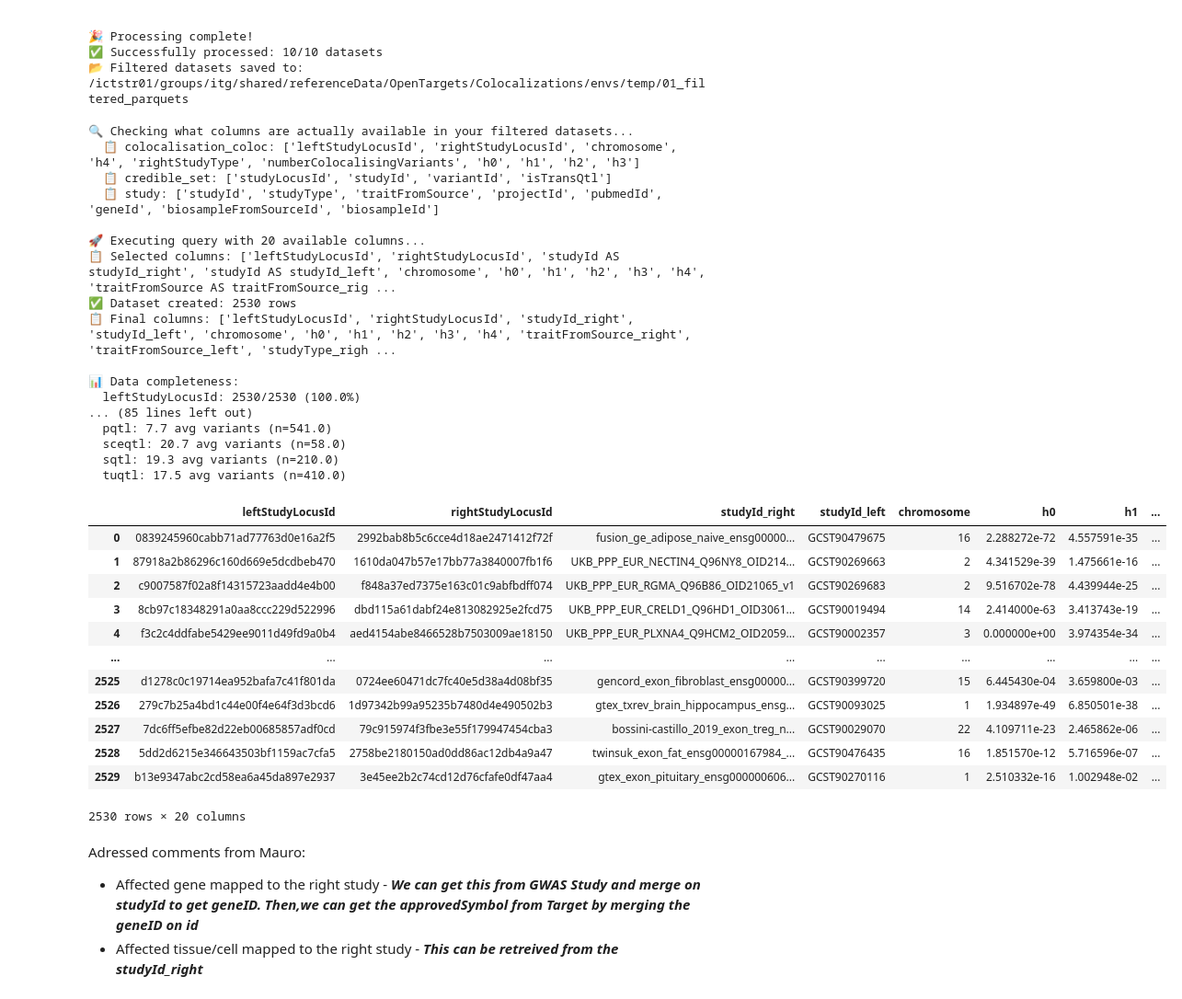
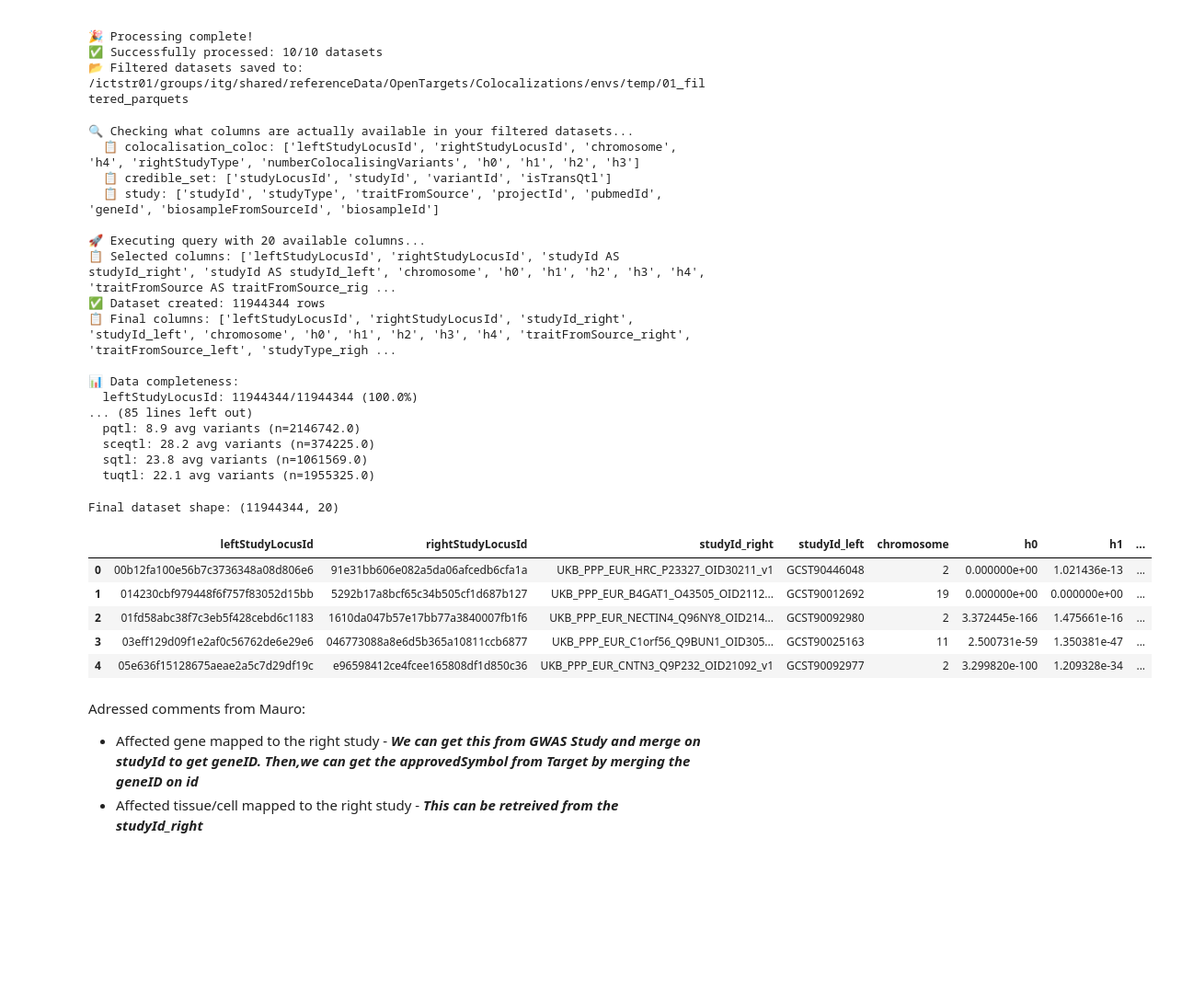
Before and after one commit to Vlasovets/opentargets-metadata, a Jupyter notebook: opentargets_coloc_analysis.ipynb, the cells around one changed output. Shown at 92% size. Drawn from its saved outputs; the diff is of its cells as text; code cells hidden in the pictures; blank space fills up the shorter version.

```diff
--- a/opentargets_coloc_analysis.ipynb
+++ b/opentargets_coloc_analysis.ipynb
@@ -375,8 +375,7 @@ def analyze_gwas_colocalizations_with_available_columns(output_path: str) -> pd.
     FROM (
     -- Step 1: Filter high-confidence colocalizations from main dataset
     SELECT * FROM read_parquet('{output_path}/colocalisation_coloc.parquet')
-    WHERE h4 > 0.8                                     -- Only include strong colocalization evidence (>80% probability)
-    USING SAMPLE 10000 ROWS                            -- Random sample to prevent memory issues with large datasets
+    WHERE h4 > 0.5                                     -- Only include strong colocalization evidence (>50% probability)
     ) coloc
     -- Step 2: Join with credible sets to get variant-level information
     LEFT JOIN read_parquet('{output_path}/credible_set.parquet') credible
@@ -674,9 +673,8 @@ def analyze_gwas_colocalizations_with_available_columns_doubleJoin(output_path:
         {select_clause}
     FROM (
         SELECT * FROM read_parquet('{output_path}/colocalisation_coloc.parquet')
-        WHERE h4 > 0.8
+        WHERE h4 > 0.5
             AND rightStudyType <> 'gwas'                     -- 🚫 Exclude GWAS on right side (pre-filter!)
-        USING SAMPLE 10000 ROWS
     ) coloc
     -- Right-side join
     LEFT JOIN read_parquet('{output_path}/credible_set.parquet') credible_right
@@ -1069,32 +1067,27 @@ df_final_available_doubleJoin = analyze_gwas_colocalizations_with_available_colu
 
 🚀 Executing query with 20 available columns...
 📋 Selected columns: ['leftStudyLocusId', 'rightStudyLocusId', 'studyId AS studyId_right', 'studyId AS studyId_left', 'chromosome', 'h0', 'h1', 'h2', 'h3', 'h4', 'traitFromSource AS traitFromSource_rig ...
-✅ Dataset created: 2530 rows
+✅ Dataset created: 11944344 rows
 📋 Final columns: ['leftStudyLocusId', 'rightStudyLocusId', 'studyId_right', 'studyId_left', 'chromosome', 'h0', 'h1', 'h2', 'h3', 'h4', 'traitFromSource_right', 'traitFromSource_left', 'studyType_righ ...
 
 📊 Data completeness:
-  leftStudyLocusId: 2530/2530 (100.0%)
+  leftStudyLocusId: 11944344/11944344 (100.0%)
 ... (85 lines left out)
-  pqtl: 7.7 avg variants (n=541.0)
-  sceqtl: 20.7 avg variants (n=58.0)
-  sqtl: 19.3 avg variants (n=210.0)
-  tuqtl: 17.5 avg variants (n=410.0)
+  pqtl: 8.9 avg variants (n=2146742.0)
+  sceqtl: 28.2 avg variants (n=374225.0)
+  sqtl: 23.8 avg variants (n=1061569.0)
+  tuqtl: 22.1 avg variants (n=1955325.0)
 # %%
-df_final_available_doubleJoin
+print("Final dataset shape:", df_final_available_doubleJoin.shape)
+df_final_available_doubleJoin.head()
 # %% [output]
+Final dataset shape: (11944344, 20)
 |  | leftStudyLocusId | rightStudyLocusId | studyId_right | studyId_left | chromosome | h0 | h1 | ... |
-| 0 | 0839245960cabb71ad77763d0e16a2f5 | 2992bab8b5c6cce4d18ae2471412f72f | fusion_ge_adipose_naive_ensg00000... | GCST90479675 | 16 | 2.288272e-72 | 4.557591e-35 | ... |
-| 1 | 87918a2b86296c160d669e5dcdbeb470 | 1610da047b57e17bb77a3840007fb1f6 | UKB_PPP_EUR_NECTIN4_Q96NY8_OID214... | GCST90269663 | 2 | 4.341529e-39 | 1.475661e-16 | ... |
-| 2 | c9007587f02a8f14315723aadd4e4b00 | f848a37ed7375e163c01c9abfbdff074 | UKB_PPP_EUR_RGMA_Q96B86_OID21065_v1 | GCST90269683 | 2 | 9.516702e-78 | 4.439944e-25 | ... |
-| 3 | 8cb97c18348291a0aa8ccc229d522996 | dbd115a61dabf24e813082925e2fcd75 | UKB_PPP_EUR_CRELD1_Q96HD1_OID3061... | GCST90019494 | 14 | 2.414000e-63 | 3.413743e-19 | ... |
-| 4 | f3c2c4ddfabe5429ee9011d49fd9a0b4 | aed4154abe8466528b7503009ae18150 | UKB_PPP_EUR_PLXNA4_Q9HCM2_OID2059... | GCST90002357 | 3 | 0.000000e+00 | 3.974354e-34 | ... |
-| ... | ... | ... | ... | ... | ... | ... | ... | ... |
-| 2525 | d1278c0c19714ea952bafa7c41f801da | 0724ee60471dc7fc40e5d38a4d08bf35 | gencord_exon_fibroblast_ensg00000... | GCST90399720 | 15 | 6.445430e-04 | 3.659800e-03 | ... |
-| 2526 | 279c7b25a4bd1c44e00f4e64f3d3bcd6 | 1d97342b99a95235b7480d4e490502b3 | gtex_txrev_brain_hippocampus_ensg... | GCST90093025 | 1 | 1.934897e-49 | 6.850501e-38 | ... |
-| 2527 | 7dc6ff5efbe82d22eb00685857adf0cd | 79c915974f3fbe3e55f179947454cba3 | bossini-castillo_2019_exon_treg_n... | GCST90029070 | 22 | 4.109711e-23 | 2.465862e-06 | ... |
-| 2528 | 5dd2d6215e346643503bf1159ac7cfa5 | 2758be2180150ad0dd86ac12db4a9a47 | twinsuk_exon_fat_ensg00000167984_... | GCST90476435 | 16 | 1.851570e-12 | 5.716596e-07 | ... |
-| 2529 | b13e9347abc2cd58ea6a45da897e2937 | 3e45ee2b2c74cd12d76cfafe0df47aa4 | gtex_exon_pituitary_ensg000000606... | GCST90270116 | 1 | 2.510332e-16 | 1.002948e-02 | ... |
+| 0 | 00b12fa100e56b7c3736348a08d806e6 | 91e31bb606e082a5da06afcedb6cfa1a | UKB_PPP_EUR_HRC_P23327_OID30211_v1 | GCST90446048 | 2 | 0.000000e+00 | 1.021436e-13 | ... |
+| 1 | 014230cbf979448f6f757f83052d15bb | 5292b17a8bcf65c34b505cf1d687b127 | UKB_PPP_EUR_B4GAT1_O43505_OID2112... | GCST90012692 | 19 | 0.000000e+00 | 0.000000e+00 | ... |
+| 2 | 01fd58abc38f7c3eb5f428cebd6c1183 | 1610da047b57e17bb77a3840007fb1f6 | UKB_PPP_EUR_NECTIN4_Q96NY8_OID214... | GCST90092980 | 2 | 3.372445e-166 | 1.475661e-16 | ... |
+| 3 | 03eff129d09f1e2af0c56762de6e29e6 | 046773088a8e6d5b365a10811ccb6877 | UKB_PPP_EUR_C1orf56_Q9BUN1_OID305... | GCST90025163 | 11 | 2.500731e-59 | 1.350381e-47 | ... |
+| 4 | 05e636f15128675aeae2a5c7d29df19c | e96598412ce4fcee165808df1d850c36 | UKB_PPP_EUR_CNTN3_Q9P232_OID21092_v1 | GCST90092977 | 2 | 3.299820e-100 | 1.209328e-34 | ... |
-2530 rows × 20 columns
 # %% [markdown]
 Adressed comments from Mauro:
 - Affected gene mapped to the right study - ***We can get this from GWAS Study and merge on studyId to get geneID. Then,we can get the approvedSymbol from Target by merging the geneID on id***
```
Also changed, not shown: parts of 6 cells of this notebook.
